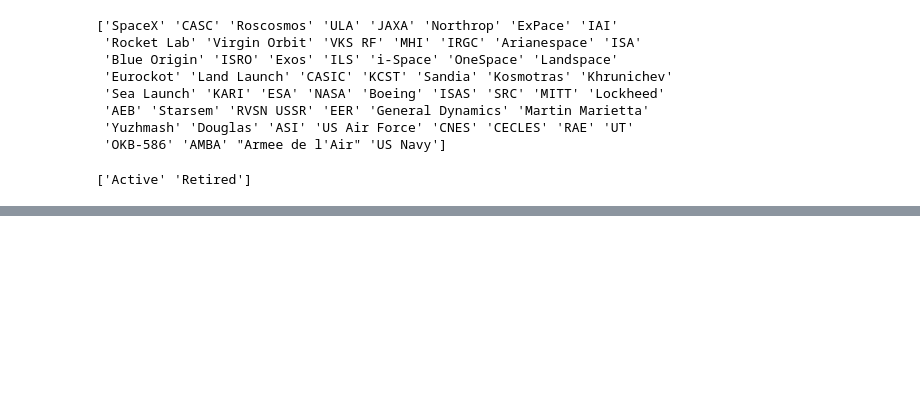
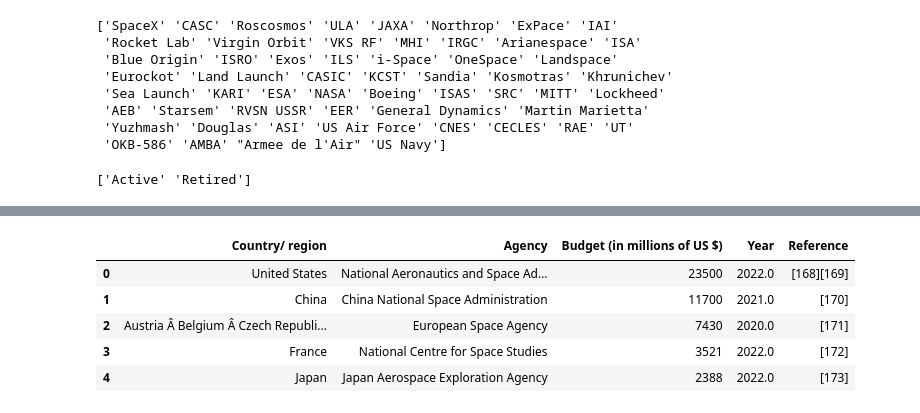
Before and after one commit to Estherkii/Space_Mission_Launches, a Jupyter notebook: src/cleaning.ipynb, the cells around one changed output, grey strips where cells are left out. Drawn from its saved outputs; the diff is of its cells as text; code cells hidden in the pictures; blank space fills up the shorter version.

```diff
--- a/src/cleaning.ipynb
+++ b/src/cleaning.ipynb
@@ -104,3 +138,13 @@ print(unique_values_status)
 file_path = r"C:\Users\photo\Desktop\Ironhack\projects\project_II_space_mission_launches\data\mission_launches_cleaned.csv"
 
 mission_launches_cleaned.to_csv(file_path, index=False)
+# %%
+mission_extra_cleaned= pd.read_csv(r"C:\Users\photo\Desktop\Ironhack\projects\project_II_space_mission_launches\data\mission_launches_extra.csv", encoding='latin1')
+mission_extra_cleaned.head()
+# %% [output]
+|  | Country/ region | Agency | Budget (in millions of US $) | Year | Reference |
+| 0 | United States | National Aeronautics and Space Ad... | 23500 | 2022.0 | [168][169] |
+| 1 | China | China National Space Administration | 11700 | 2021.0 | [170] |
+| 2 | Austria Â Belgium Â Czech Republi... | European Space Agency | 7430 | 2020.0 | [171] |
+| 3 | France | National Centre for Space Studies | 3521 | 2022.0 | [172] |
+| 4 | Japan | Japan Aerospace Exploration Agency | 2388 | 2022.0 | [173] |
```
Also changed, not shown: parts of 12 cells of this notebook, 6 other files.
